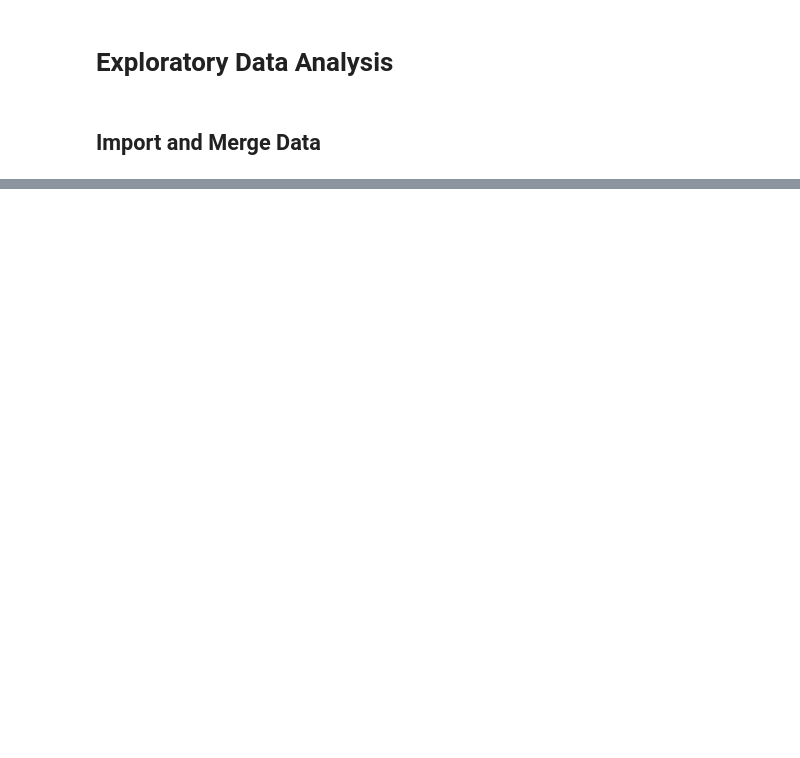
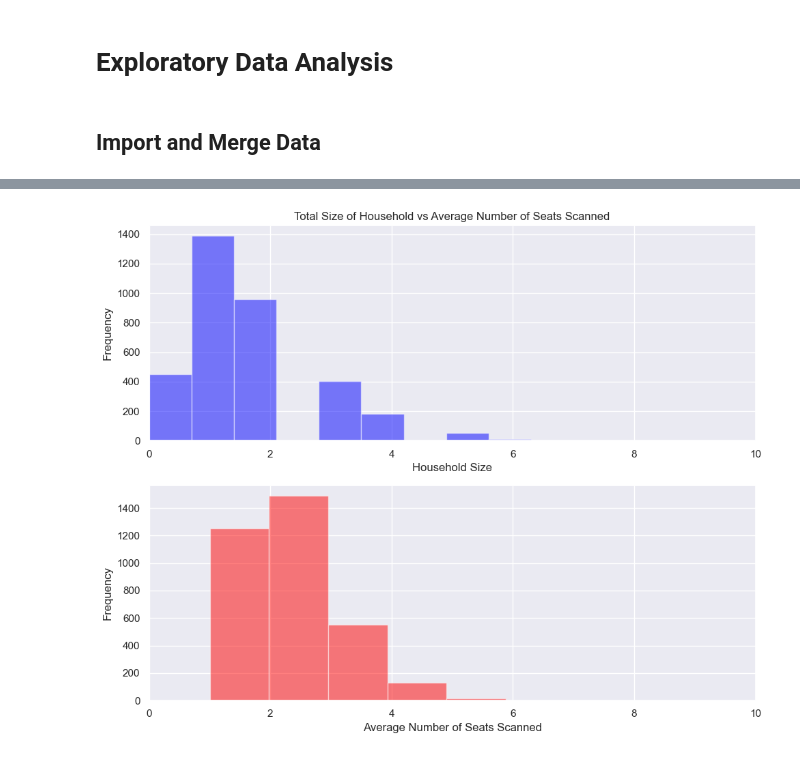
Before and after one commit to mathewj1/acl_spring_24_bulls2, a Jupyter notebook: notebooks/eda.ipynb, the cells around one changed output, grey strips where cells are left out. Cells and saved outputs as stored; diff of their text form; code cells hidden in the pictures; blank space fills up the shorter version.

```diff
--- a/notebooks/eda.ipynb
+++ b/notebooks/eda.ipynb
@@ -141,0 +24,2 @@ len(df)
+# %%
+tickets_liva = pd.read_csv("data/processed/tickets_games_liva.csv")
@@ -141,0 +139,32 @@ len(df)
+# %%
+ogs_demos = tickets_liva[tickets_liva['ticketholder_attends']==True].groupby(['attendee_email', 'event_date']).agg({"hh_size":"first", "total_seats":"sum"}).reset_index()
+# %%
+ogs_demos_grouped = ogs_demos.groupby(['attendee_email']).agg({"hh_size":"first", "total_seats":"mean"}).reset_index()
+# %%
+import matplotlib.pyplot as plt
+
+# Create a figure with two subplots
+fig, (ax1, ax2) = plt.subplots(2, 1, figsize=(10, 8))
+
+# Plot the first histogram on the first subplot
+ax1.hist(ogs_demos_grouped['hh_size'], bins=10, color='blue', alpha=0.5)
+ax1.set_title('Total Size of Household vs Average Number of Seats Scanned')
+ax1.set_xlabel('Household Size')
+ax1.set_ylabel('Frequency')
+ax1.set_xlim([0, 10])
+
+# Plot the second histogram on the second subplot
+ax2.hist(ogs_demos_grouped['total_seats'], bins=10, color='red', alpha=0.5)
+#ax2.set_title('Average Number of Seats Scanned')
+ax2.set_xlabel('Average Number of Seats Scanned')
+ax2.set_ylabel('Frequency')
+
+ax2.set_xlim([0, 10])
+
+# Adjust the spacing between subplots
+plt.tight_layout()
+
+# Show the plot
+plt.show()
+# %% [output]
+[figure, added]
```
Also changed, not shown: parts of 55 cells of this notebook, 1 other file.
